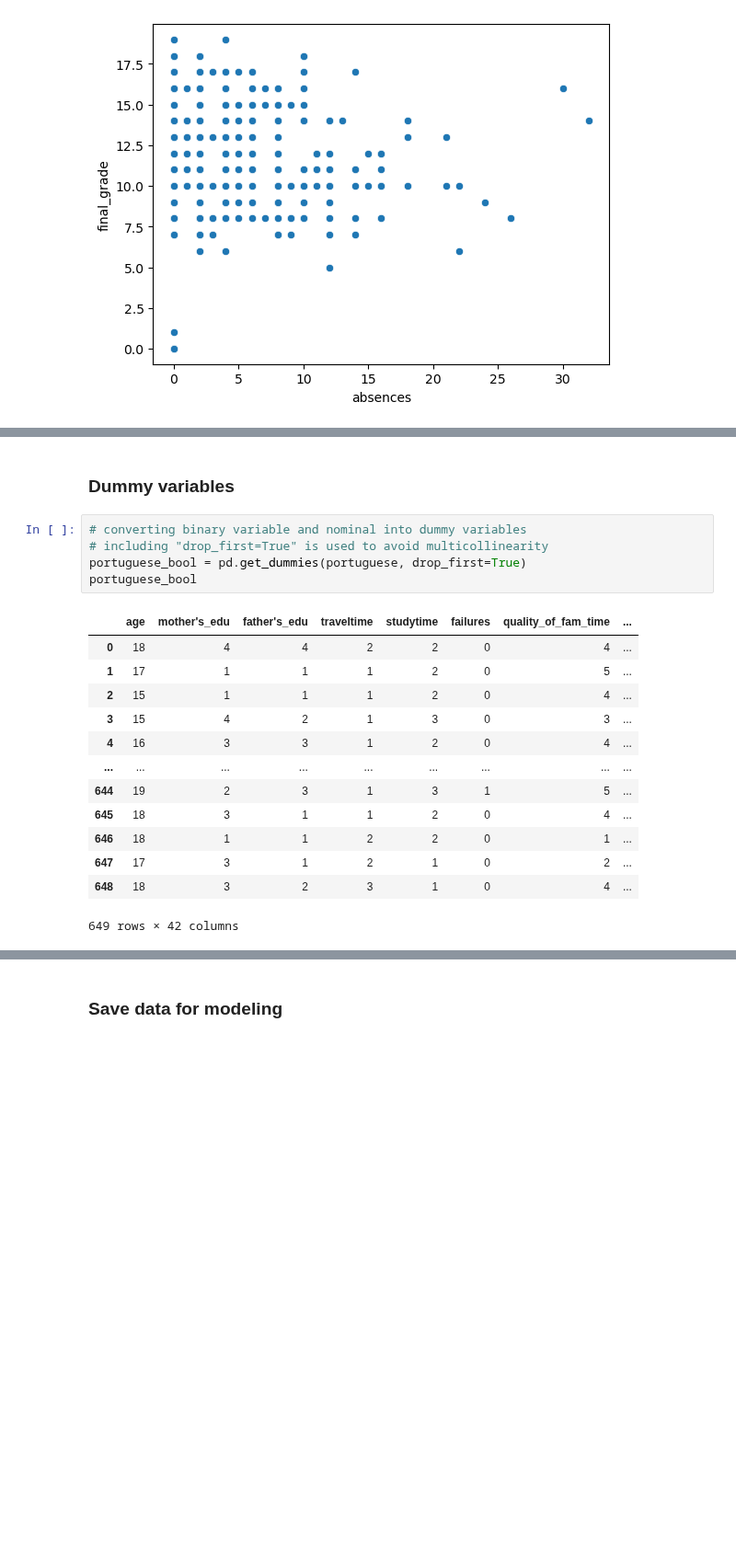
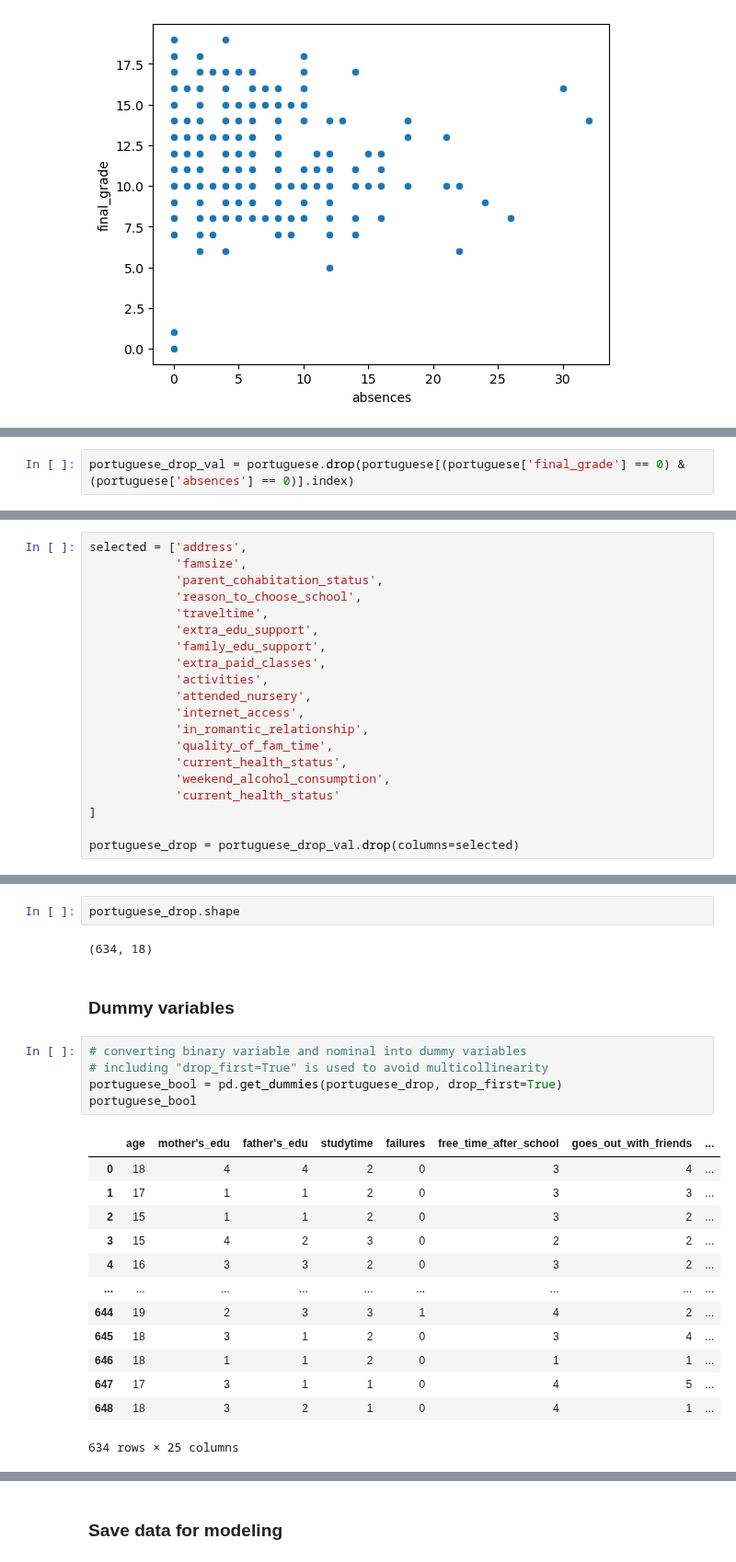
Before and after one commit to cshields164/end-of-phase1-project, a Jupyter notebook: code/data_prep/02a_clean_por_df.ipynb, the cells around one changed output, grey strips where cells are left out. Shown at 92% size. Drawn from its saved outputs; the diff is of its cells as text; blank space fills up the shorter version.

```diff
--- a/code/data_prep/02a_clean_por_df.ipynb
+++ b/code/data_prep/02a_clean_por_df.ipynb
@@ -140,0 +143,2 @@ sns.scatterplot(data=portuguese, x='absences', y='final_grade')
+# %%
+portuguese_drop_val = portuguese.drop(portuguese[(portuguese['final_grade'] == 0) & (portuguese['absences'] == 0)].index)
@@ -140,0 +149,20 @@ sns.scatterplot(data=portuguese, x='absences', y='final_grade')
+# %%
+selected = ['address',
+            'famsize',
+            'parent_cohabitation_status',
+            'reason_to_choose_school',
+            'traveltime',
+            'extra_edu_support',
+            'family_edu_support',
+            'extra_paid_classes',
+            'activities',
+            'attended_nursery',
+            'internet_access',
+            'in_romantic_relationship',
+            'quality_of_fam_time',
+            'current_health_status',
+            'weekend_alcohol_consumption',
+            'current_health_status'
+]
+
+portuguese_drop = portuguese_drop_val.drop(columns=selected)
@@ -141,24 +178,28 @@ sns.scatterplot(data=portuguese, x='absences', y='final_grade')
+# %%
+portuguese_drop.shape
+# %% [output]
+(634, 18)
 # %% [markdown]
 ### Dummy variables
 # %%
 # converting binary variable and nominal into dummy variables
 # including "drop_first=True" is used to avoid multicollinearity
-portuguese_bool = pd.get_dummies(portuguese, drop_first=True)
+portuguese_bool = pd.get_dummies(portuguese_drop, drop_first=True)
 portuguese_bool
 # %% [output]
-|  | age | mother's_edu | father's_edu | traveltime | studytime | failures | quality_of_fam_time | ... |
-| 0 | 18 | 4 | 4 | 2 | 2 | 0 | 4 | ... |
-| 1 | 17 | 1 | 1 | 1 | 2 | 0 | 5 | ... |
-| 2 | 15 | 1 | 1 | 1 | 2 | 0 | 4 | ... |
-| 3 | 15 | 4 | 2 | 1 | 3 | 0 | 3 | ... |
-| 4 | 16 | 3 | 3 | 1 | 2 | 0 | 4 | ... |
+|  | age | mother's_edu | father's_edu | studytime | failures | free_time_after_school | goes_out_with_friends | ... |
+| 0 | 18 | 4 | 4 | 2 | 0 | 3 | 4 | ... |
+| 1 | 17 | 1 | 1 | 2 | 0 | 3 | 3 | ... |
+| 2 | 15 | 1 | 1 | 2 | 0 | 3 | 2 | ... |
+| 3 | 15 | 4 | 2 | 3 | 0 | 2 | 2 | ... |
+| 4 | 16 | 3 | 3 | 2 | 0 | 3 | 2 | ... |
 | ... | ... | ... | ... | ... | ... | ... | ... | ... |
-| 644 | 19 | 2 | 3 | 1 | 3 | 1 | 5 | ... |
-| 645 | 18 | 3 | 1 | 1 | 2 | 0 | 4 | ... |
-| 646 | 18 | 1 | 1 | 2 | 2 | 0 | 1 | ... |
-| 647 | 17 | 3 | 1 | 2 | 1 | 0 | 2 | ... |
-| 648 | 18 | 3 | 2 | 3 | 1 | 0 | 4 | ... |
+| 644 | 19 | 2 | 3 | 3 | 1 | 4 | 2 | ... |
+| 645 | 18 | 3 | 1 | 2 | 0 | 3 | 4 | ... |
+| 646 | 18 | 1 | 1 | 2 | 0 | 1 | 1 | ... |
+| 647 | 17 | 3 | 1 | 1 | 0 | 4 | 5 | ... |
+| 648 | 18 | 3 | 2 | 1 | 0 | 4 | 1 | ... |
-649 rows × 42 columns
+634 rows × 25 columns
 # %%
 #convert bools into 0s and 1s
 portuguese_encoded = portuguese_bool.astype(int)
```
Also changed, not shown: parts of 5 cells of this notebook, 5 other files.
